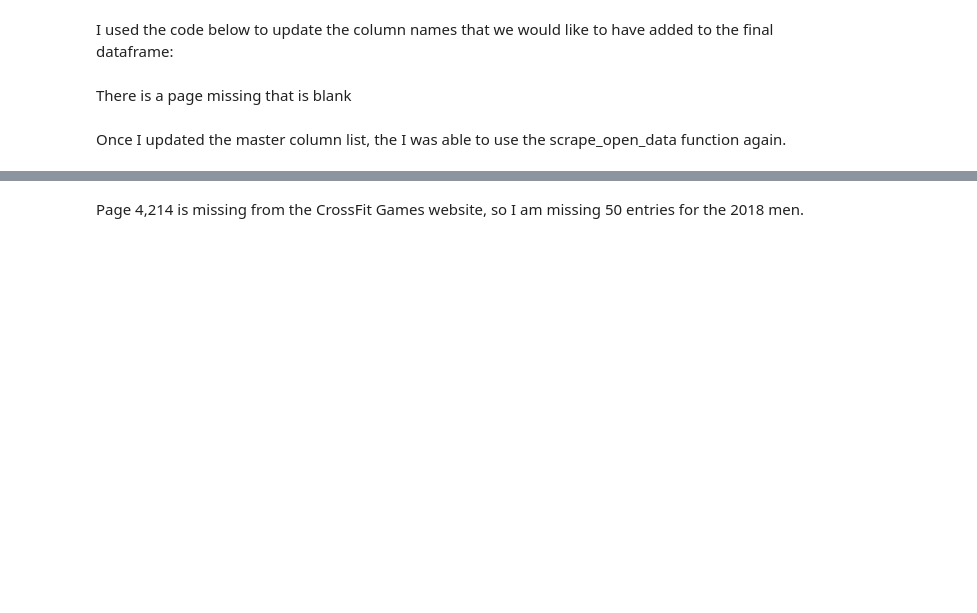
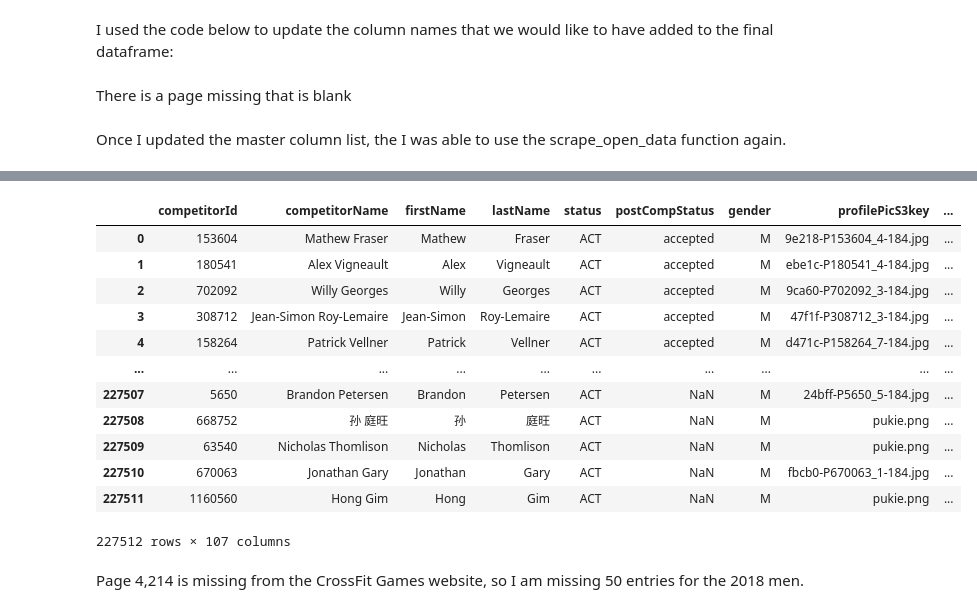
Before and after one commit to megantoronto/crossfit-open, a Jupyter notebook: crossfit_open_part_1.ipynb, the cells around one changed output, grey strips where cells are left out. Drawn from its saved outputs; the diff is of its cells as text; code cells hidden in the pictures; blank space fills up the shorter version.

```diff
--- a/crossfit_open_part_1.ipynb
+++ b/crossfit_open_part_1.ipynb
@@ -373,3 +295,19 @@ Done with page: 4552
+# %%
+df_men_2018
+# %% [output]
+|  | competitorId | competitorName | firstName | lastName | status | postCompStatus | gender | profilePicS3key | ... |
+| 0 | 153604 | Mathew Fraser | Mathew | Fraser | ACT | accepted | M | 9e218-P153604_4-184.jpg | ... |
+| 1 | 180541 | Alex Vigneault | Alex | Vigneault | ACT | accepted | M | ebe1c-P180541_4-184.jpg | ... |
+| 2 | 702092 | Willy Georges | Willy | Georges | ACT | accepted | M | 9ca60-P702092_3-184.jpg | ... |
+| 3 | 308712 | Jean-Simon Roy-Lemaire | Jean-Simon | Roy-Lemaire | ACT | accepted | M | 47f1f-P308712_3-184.jpg | ... |
+| 4 | 158264 | Patrick Vellner | Patrick | Vellner | ACT | accepted | M | d471c-P158264_7-184.jpg | ... |
+| ... | ... | ... | ... | ... | ... | ... | ... | ... | ... |
+| 227507 | 5650 | Brandon Petersen | Brandon | Petersen | ACT | NaN | M | 24bff-P5650_5-184.jpg | ... |
+| 227508 | 668752 | 孙 庭旺 | 孙 | 庭旺 | ACT | NaN | M | pukie.png | ... |
+| 227509 | 63540 | Nicholas Thomlison | Nicholas | Thomlison | ACT | NaN | M | pukie.png | ... |
+| 227510 | 670063 | Jonathan Gary | Jonathan | Gary | ACT | NaN | M | fbcb0-P670063_1-184.jpg | ... |
+| 227511 | 1160560 | Hong Gim | Hong | Gim | ACT | NaN | M | pukie.png | ... |
+227512 rows × 107 columns
 # %% [markdown]
 Page 4,214 is missing from the CrossFit Games website, so I am missing 50 entries for the 2018 men.
 # %%
```
Also changed, not shown: parts of 16 cells of this notebook.
